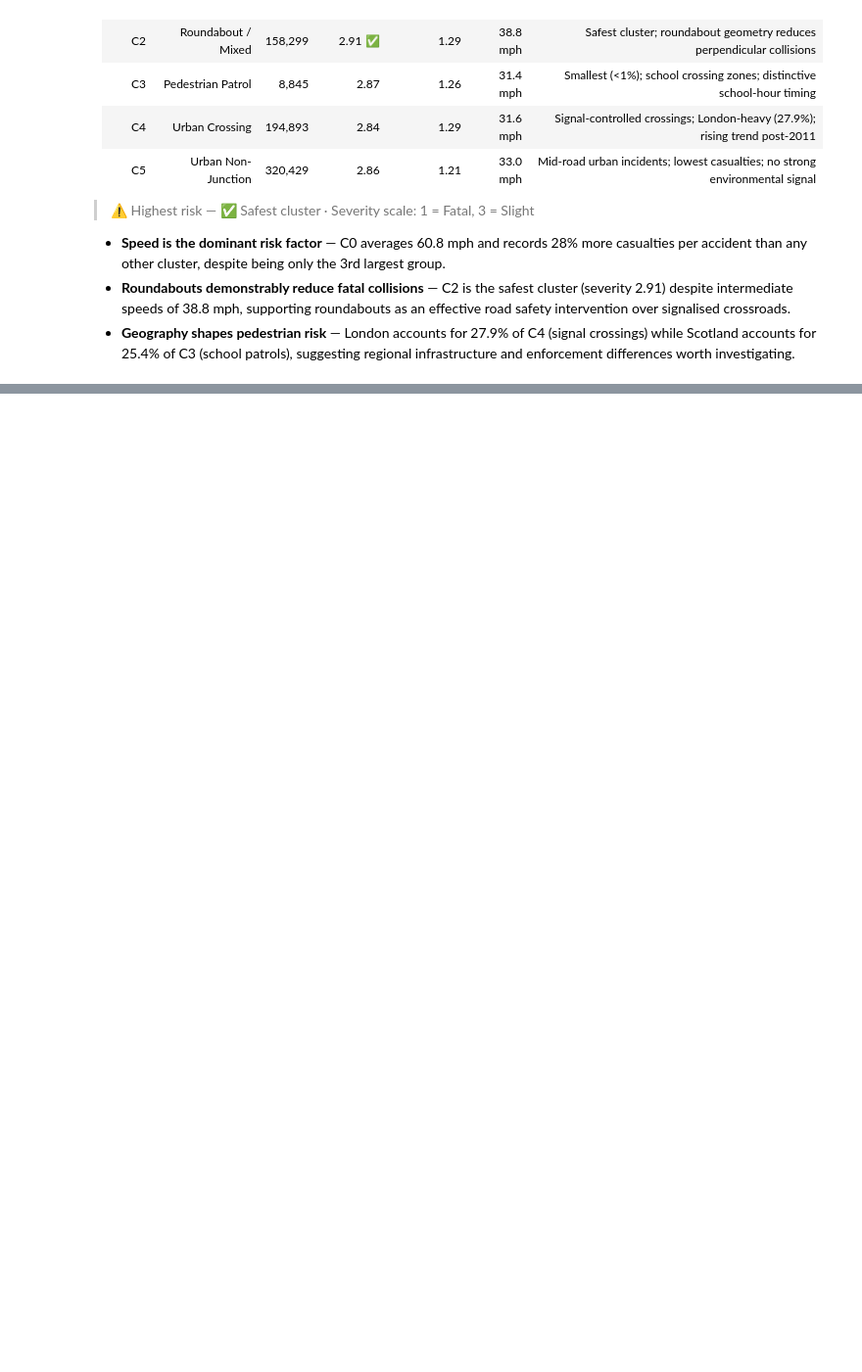
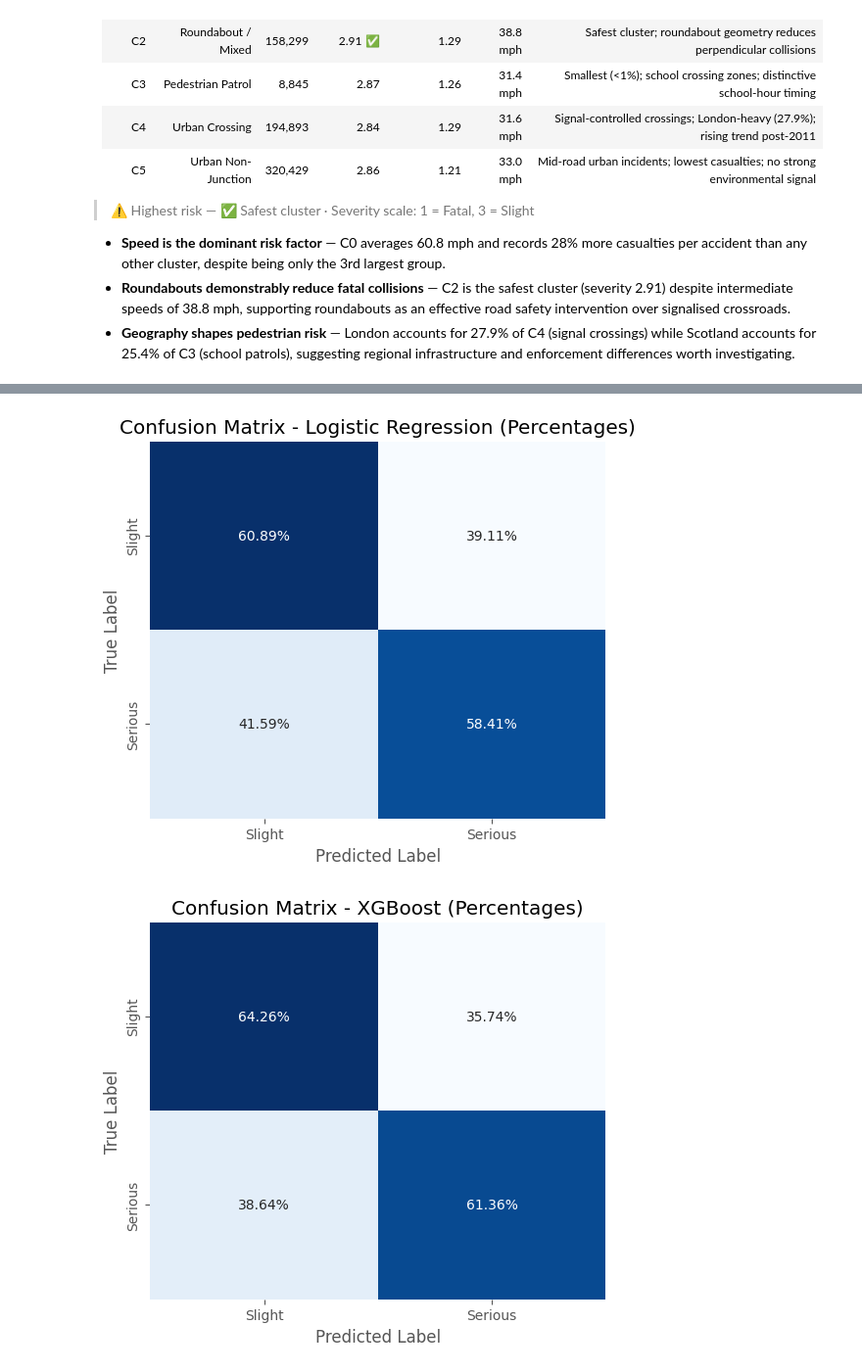
Before and after one commit to Doug-Vo/ML-Self-Project, a Jupyter notebook: EDA/uk_accident.ipynb, the cells around one changed output, grey strips where cells are left out. Shown at 98% size. Saved outputs shown, nothing was run; the diff lists cells and outputs as text; code cells hidden in the pictures; blank space fills up the shorter version.

```diff
--- a/EDA/uk_accident.ipynb
+++ b/EDA/uk_accident.ipynb
@@ -1261,0 +2074,9 @@ plt.show()
+# %%
+# Confusion matrix of performance on test set - LR
+plot_confusion_matrix(y_test, y_pred_lr_test, "Logistic Regression")
+
+# Confusion matrix of performance on test set - XGBoost
+plot_confusion_matrix(y_test, y_pred_xgb_test, "XGBoost")
+# %% [output]
+[figure, added]
+[figure, added]
```
Also changed, not shown: parts of 83 cells of this notebook, 1 other file.
